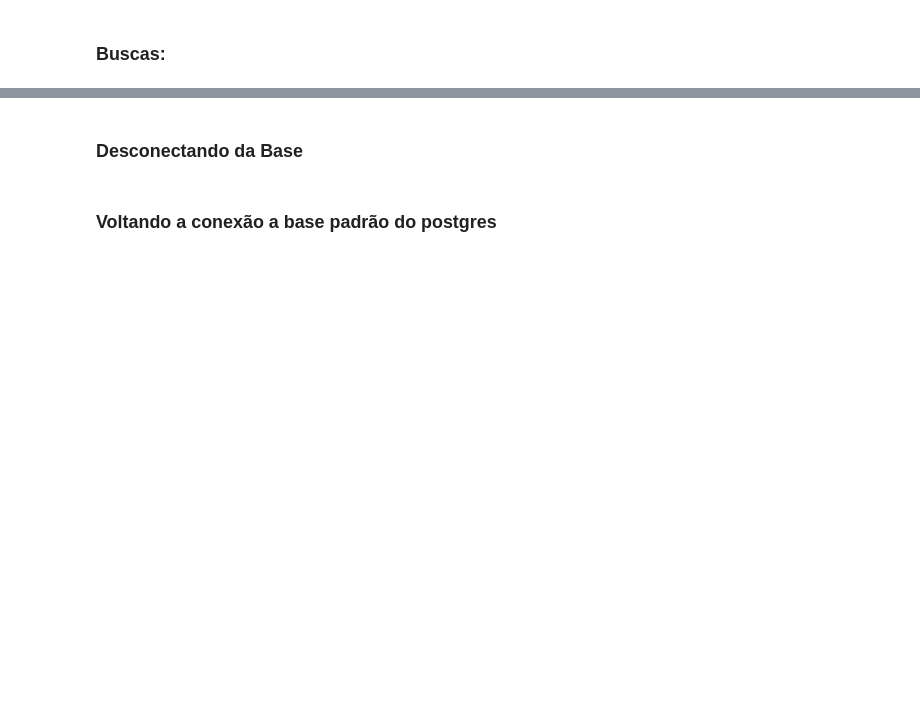
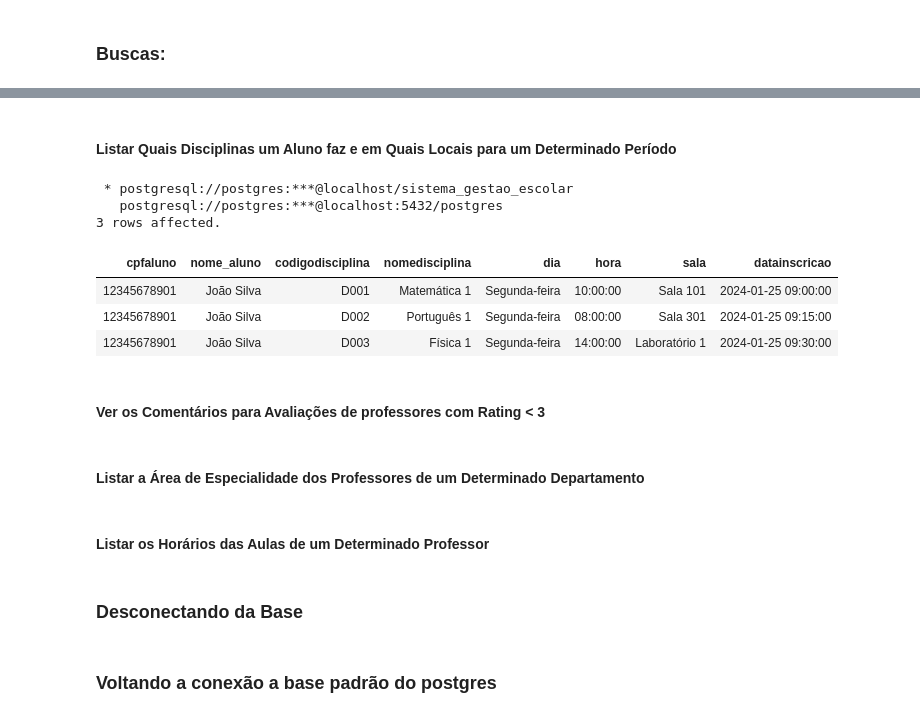
Before and after one commit to rodriguesgbreno/projeto_final_base_de_dados_scc0240_2025, a Jupyter notebook: documentos/projeto_final.ipynb, the cells around one changed output, grey strips where cells are left out. Cells and saved outputs as stored; diff of their text form; code cells hidden in the pictures; blank space fills up the shorter version.

```diff
--- a/documentos/projeto_final.ipynb
+++ b/documentos/projeto_final.ipynb
@@ -771,3 +1214,38 @@ INSERT INTO Aluno (CPFUsuario, Bolsa, IDEscola) VALUES
+# %% [markdown]
+#### Listar Quais Disciplinas um Aluno faz e em Quais Locais para um Determinado Período
+# %%
+%%sql
+-- Query para listar as inscrições de um aluno específico em um intervalo de datas
+SELECT
+    i.CPFAluno,
+    u.NomeUsuario || ' ' || u.SobrenomeUsuario AS nome_aluno,
+    i.CodigoDisciplina,
+    d.NomeDisciplina,
+    i.Dia,
+    i.Hora,
+    i.Sala,
+    i.DataInscricao
+FROM Inscricao i
+JOIN Usuario u ON u.CPF = i.CPFAluno
+JOIN Disciplina d ON d.Codigo = i.CodigoDisciplina
+WHERE i.CPFAluno = '12345678901'
+  AND i.DataInscricao >= '2024-01-25 00:00:00'
+  AND i.DataInscricao < '2024-01-26 00:00:00'
+ORDER BY i.DataInscricao;
+# %% [output]
+ * postgresql://postgres:***@localhost/sistema_gestao_escolar
+   postgresql://postgres:***@localhost:5432/postgres
+3 rows affected.
+| cpfaluno | nome_aluno | codigodisciplina | nomedisciplina | dia | hora | sala | datainscricao |
+| 12345678901 | João Silva | D001 | Matemática 1 | Segunda-feira | 10:00:00 | Sala 101 | 2024-01-25 09:00:00 |
+| 12345678901 | João Silva | D002 | Português 1 | Segunda-feira | 08:00:00 | Sala 301 | 2024-01-25 09:15:00 |
+| 12345678901 | João Silva | D003 | Física 1 | Segunda-feira | 14:00:00 | Laboratório 1 | 2024-01-25 09:30:00 |
+# %% [markdown]
+#### Ver os Comentários para Avaliações de professores com Rating < 3
+# %% [markdown]
+#### Listar a Área de Especialidade dos Professores de um Determinado Departamento
+# %% [markdown]
+#### Listar os Horários das Aulas de um Determinado Professor
 # %% [markdown]
 ### Desconectando da Base
 # %% [markdown]
```
Also changed, not shown: parts of 22 cells of this notebook, 5 other files.
